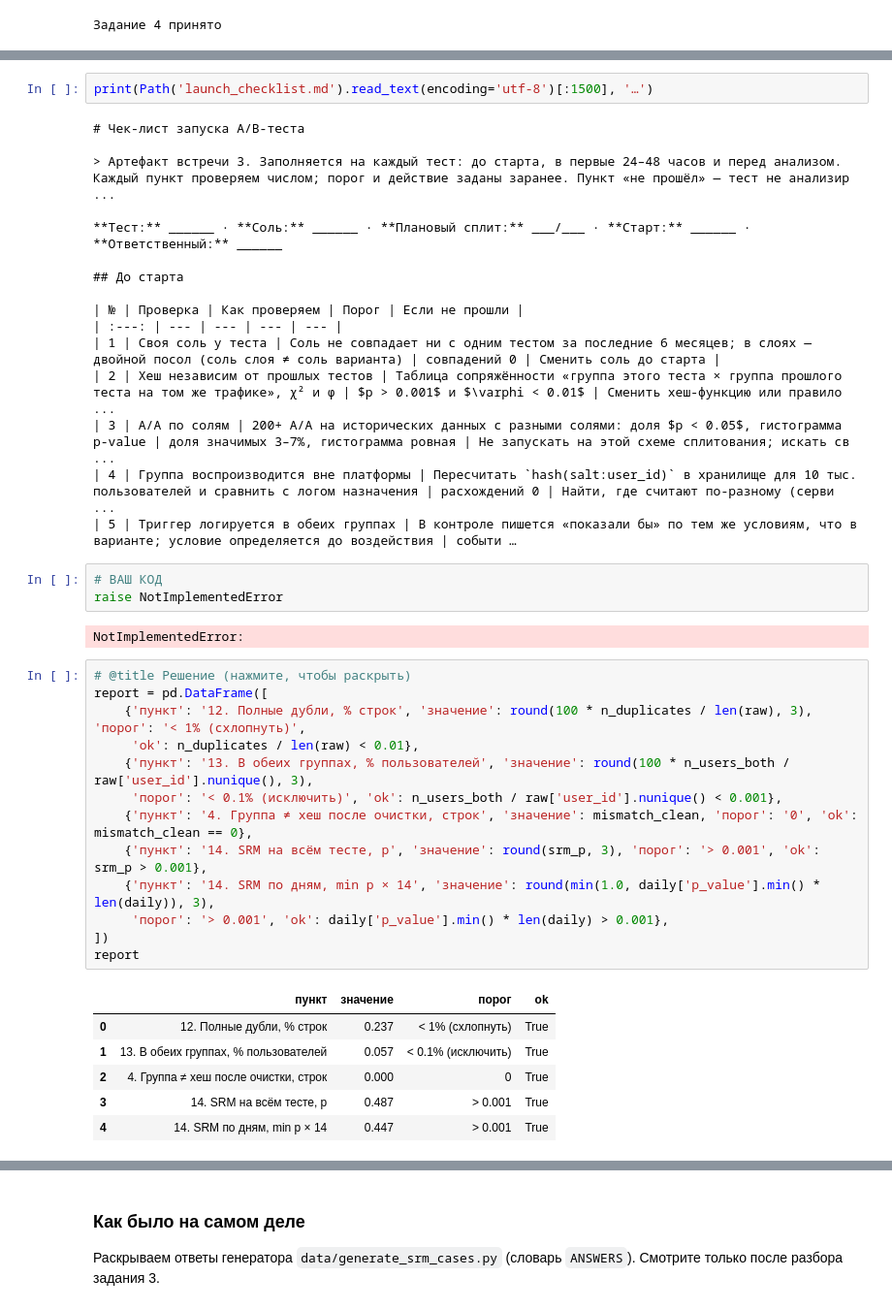
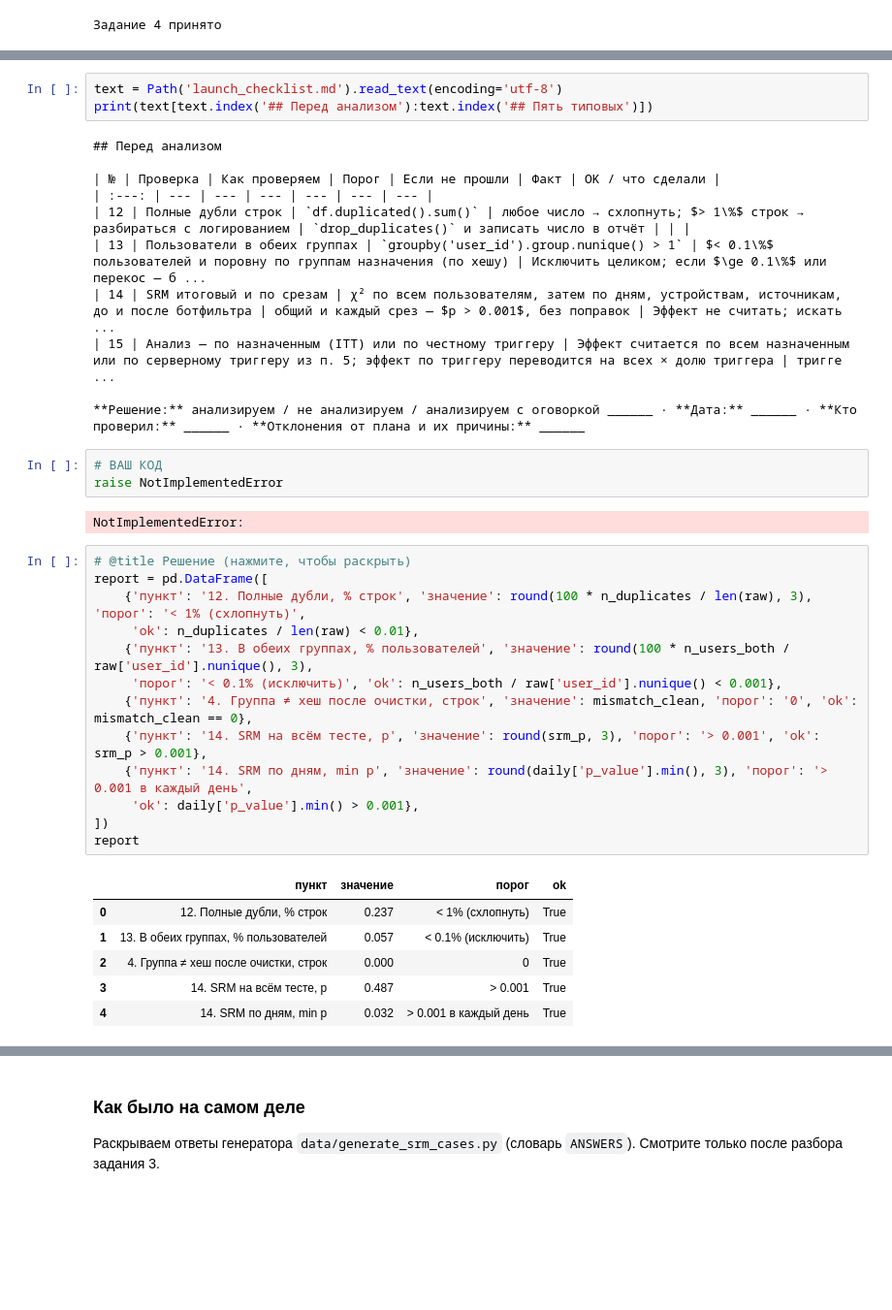
Before and after one commit to Alberelloo/AITH-2026-Hypothesis-Testing-Workshop, a Jupyter notebook: 03. Запуск и доверие к данным/practice.ipynb, the cells around one changed output, grey strips where cells are left out. Shown at 97% size. Saved outputs shown, nothing was run; the diff lists cells and outputs as text; blank space fills up the shorter version.

```diff
--- a/03. Запуск и доверие к данным/practice.ipynb
+++ b/03. Запуск и доверие к данным/practice.ipynb
@@ -461,21 +470,17 @@ print('Задание 4 принято')
 # %%
-print(Path('launch_checklist.md').read_text(encoding='utf-8')[:1500], '…')
+text = Path('launch_checklist.md').read_text(encoding='utf-8')
+print(text[text.index('## Перед анализом'):text.index('## Пять типовых')])
 # %% [output]
-# Чек-лист запуска A/B-теста
+## Перед анализом
 
-> Артефакт встречи 3. Заполняется на каждый тест: до старта, в первые 24–48 часов и перед анализом. Каждый пункт проверяем числом; порог и действие заданы заранее. Пункт «не прошёл» — тест не анализир ...
+| № | Проверка | Как проверяем | Порог | Если не прошли | Факт | OK / что сделали |
+| :---: | --- | --- | --- | --- | --- | --- |
+| 12 | Полные дубли строк | `df.duplicated().sum()` | любое число → схлопнуть; $> 1\%$ строк → разбираться с логированием | `drop_duplicates()` и записать число в отчёт | | |
+| 13 | Пользователи в обеих группах | `groupby('user_id').group.nunique() > 1` | $< 0.1\%$ пользователей и поровну по группам назначения (по хешу) | Исключить целиком; если $\ge 0.1\%$ или перекос — б ...
+| 14 | SRM итоговый и по срезам | χ² по всем пользователям, затем по дням, устройствам, источникам, до и после ботфильтра | общий и каждый срез — $p > 0.001$, без поправок | Эффект не считать; искать  ...
+| 15 | Анализ — по назначенным (ITT) или по честному триггеру | Эффект считается по всем назначенным или по серверному триггеру из п. 5; эффект по триггеру переводится на всех × долю триггера | тригге ...
 
-**Тест:** ______ · **Соль:** ______ · **Плановый сплит:** ___/___ · **Старт:** ______ · **Ответственный:** ______
-
-## До старта
-
-| № | Проверка | Как проверяем | Порог | Если не прошли |
-| :---: | --- | --- | --- | --- |
-| 1 | Своя соль у теста | Соль не совпадает ни с одним тестом за последние 6 месяцев; в слоях — двойной посол (соль слоя ≠ соль варианта) | совпадений 0 | Сменить соль до старта |
-| 2 | Хеш независим от прошлых тестов | Таблица сопряжённости «группа этого теста × группа прошлого теста на том же трафике», χ² и φ | $p > 0.001$ и $\varphi < 0.01$ | Сменить хеш-функцию или правило  ...
-| 3 | A/A по солям | 200+ A/A на исторических данных с разными солями: доля $p < 0.05$, гистограмма p-value | доля значимых 3–7%, гистограмма ровная | Не запускать на этой схеме сплитования; искать св ...
-| 4 | Группа воспроизводится вне платформы | Пересчитать `hash(salt:user_id)` в хранилище для 10 тыс. пользователей и сравнить с логом назначения | расхождений 0 | Найти, где считают по-разному (серви ...
-| 5 | Триггер логируется в обеих группах | В контроле пишется «показали бы» по тем же условиям, что в варианте; условие определяется до воздействия | событи …
+**Решение:** анализируем / не анализируем / анализируем с оговоркой ______ · **Дата:** ______ · **Кто проверил:** ______ · **Отклонения от плана и их причины:** ______
 # %%
 # ВАШ КОД
 raise NotImplementedError
@@ -484,23 +489,23 @@ NotImplementedError:
 # %%
 # @title Решение (нажмите, чтобы раскрыть)
 report = pd.DataFrame([
     {'пункт': '12. Полные дубли, % строк', 'значение': round(100 * n_duplicates / len(raw), 3), 'порог': '< 1% (схлопнуть)',
      'ok': n_duplicates / len(raw) < 0.01},
     {'пункт': '13. В обеих группах, % пользователей', 'значение': round(100 * n_users_both / raw['user_id'].nunique(), 3),
      'порог': '< 0.1% (исключить)', 'ok': n_users_both / raw['user_id'].nunique() < 0.001},
     {'пункт': '4. Группа ≠ хеш после очистки, строк', 'значение': mismatch_clean, 'порог': '0', 'ok': mismatch_clean == 0},
     {'пункт': '14. SRM на всём тесте, p', 'значение': round(srm_p, 3), 'порог': '> 0.001', 'ok': srm_p > 0.001},
-    {'пункт': '14. SRM по дням, min p × 14', 'значение': round(min(1.0, daily['p_value'].min() * len(daily)), 3),
-     'порог': '> 0.001', 'ok': daily['p_value'].min() * len(daily) > 0.001},
+    {'пункт': '14. SRM по дням, min p', 'значение': round(daily['p_value'].min(), 3), 'порог': '> 0.001 в каждый день',
+     'ok': daily['p_value'].min() > 0.001},
 ])
 report
 # %% [output]
 |  | пункт | значение | порог | ok |
 | 0 | 12. Полные дубли, % строк | 0.237 | < 1% (схлопнуть) | True |
 | 1 | 13. В обеих группах, % пользователей | 0.057 | < 0.1% (исключить) | True |
 | 2 | 4. Группа ≠ хеш после очистки, строк | 0.000 | 0 | True |
 | 3 | 14. SRM на всём тесте, p | 0.487 | > 0.001 | True |
-| 4 | 14. SRM по дням, min p × 14 | 0.447 | > 0.001 | True |
+| 4 | 14. SRM по дням, min p | 0.032 | > 0.001 в каждый день | True |
 # %%
 # Проверка
 assert {'пункт', 'значение', 'порог', 'ok'} <= set(report.columns) and len(report) >= 5
```
Also changed, not shown: parts of 14 cells of this notebook, 3 other files.
